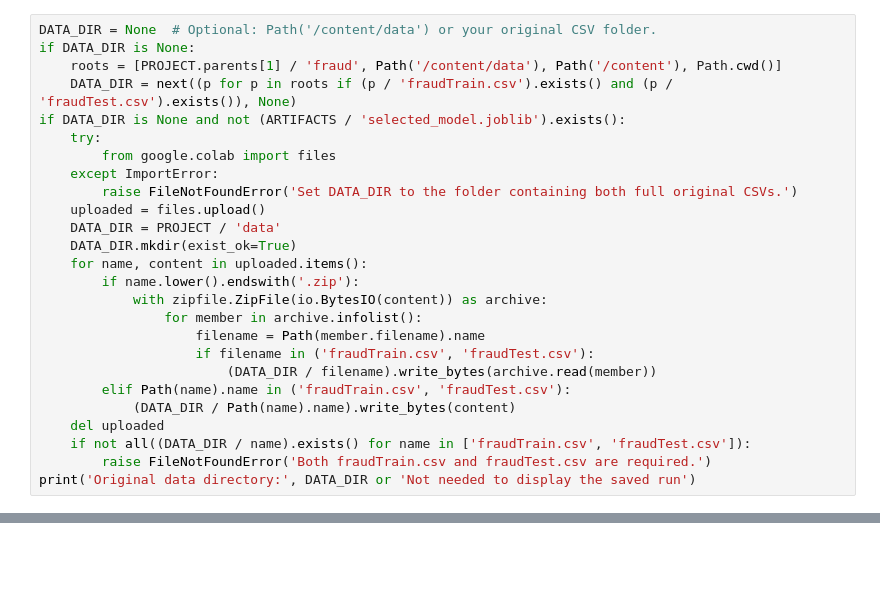
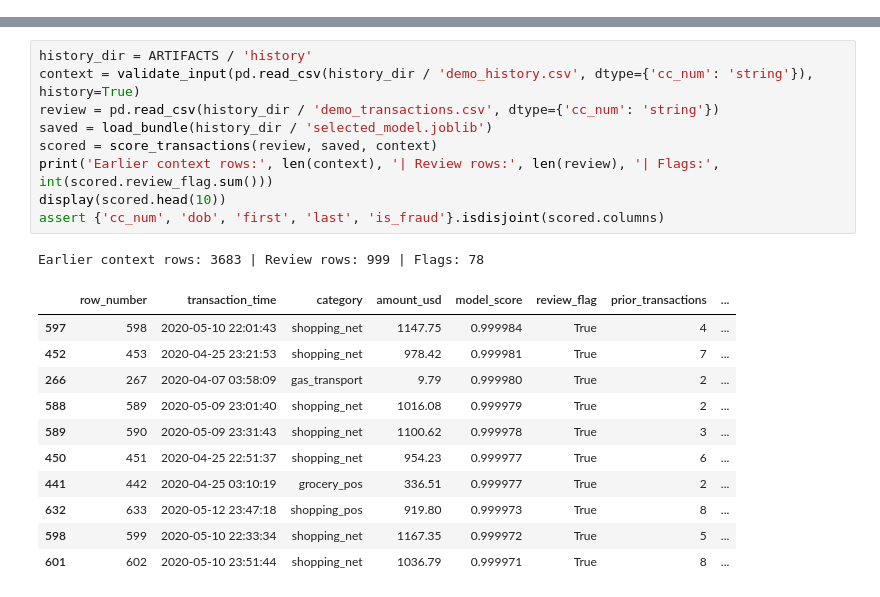
Before and after one commit to MCDR-Code/CAI2820C_FraudShield, a Jupyter notebook: Part_III_Modeling_Demo/Team_A_Model_Development_and_Demo_ran.ipynb, the cells around one changed output, grey strips where cells are left out. Drawn from its saved outputs; the diff is of its cells as text; blank space fills up the shorter version.

```diff
--- a/Part_III_Modeling_Demo/Team_A_Model_Development_and_Demo_ran.ipynb
+++ b/Part_III_Modeling_Demo/Team_A_Model_Development_and_Demo_ran.ipynb
@@ -62,26 +0,0 @@ generated using [Sparkov](https://github.com/namebrandon/Sparkov_Data_Generation
-# %%
-DATA_DIR = None  # Optional: Path('/content/data') or your original CSV folder.
-if DATA_DIR is None:
-    roots = [PROJECT.parents[1] / 'fraud', Path('/content/data'), Path('/content'), Path.cwd()]
-    DATA_DIR = next((p for p in roots if (p / 'fraudTrain.csv').exists() and (p / 'fraudTest.csv').exists()), None)
-if DATA_DIR is None and not (ARTIFACTS / 'selected_model.joblib').exists():
-    try:
-        from google.colab import files
-    except ImportError:
-        raise FileNotFoundError('Set DATA_DIR to the folder containing both full original CSVs.')
-    uploaded = files.upload()
-    DATA_DIR = PROJECT / 'data'
-    DATA_DIR.mkdir(exist_ok=True)
-    for name, content in uploaded.items():
-        if name.lower().endswith('.zip'):
-            with zipfile.ZipFile(io.BytesIO(content)) as archive:
-                for member in archive.infolist():
-                    filename = Path(member.filename).name
-                    if filename in ('fraudTrain.csv', 'fraudTest.csv'):
-                        (DATA_DIR / filename).write_bytes(archive.read(member))
-        elif Path(name).name in ('fraudTrain.csv', 'fraudTest.csv'):
-            (DATA_DIR / Path(name).name).write_bytes(content)
-    del uploaded
-    if not all((DATA_DIR / name).exists() for name in ['fraudTrain.csv', 'fraudTest.csv']):
-        raise FileNotFoundError('Both fraudTrain.csv and fraudTest.csv are required.')
-print('Original data directory:', DATA_DIR or 'Not needed to display the saved run')
@@ -277,0 +199,22 @@ Thresholds are selected on separate validation records, never on the official te
+# %%
+history_dir = ARTIFACTS / 'history'
+context = validate_input(pd.read_csv(history_dir / 'demo_history.csv', dtype={'cc_num': 'string'}), history=True)
+review = pd.read_csv(history_dir / 'demo_transactions.csv', dtype={'cc_num': 'string'})
+saved = load_bundle(history_dir / 'selected_model.joblib')
+scored = score_transactions(review, saved, context)
+print('Earlier context rows:', len(context), '| Review rows:', len(review), '| Flags:', int(scored.review_flag.sum()))
+display(scored.head(10))
+assert {'cc_num', 'dob', 'first', 'last', 'is_fraud'}.isdisjoint(scored.columns)
+# %% [output]
+Earlier context rows: 3683 | Review rows: 999 | Flags: 78
+|  | row_number | transaction_time | category | amount_usd | model_score | review_flag | prior_transactions | ... |
+| 597 | 598 | 2020-05-10 22:01:43 | shopping_net | 1147.75 | 0.999984 | True | 4 | ... |
+| 452 | 453 | 2020-04-25 23:21:53 | shopping_net | 978.42 | 0.999981 | True | 7 | ... |
+| 266 | 267 | 2020-04-07 03:58:09 | gas_transport | 9.79 | 0.999980 | True | 2 | ... |
+| 588 | 589 | 2020-05-09 23:01:40 | shopping_net | 1016.08 | 0.999979 | True | 2 | ... |
+| 589 | 590 | 2020-05-09 23:31:43 | shopping_net | 1100.62 | 0.999978 | True | 3 | ... |
+| 450 | 451 | 2020-04-25 22:51:37 | shopping_net | 954.23 | 0.999977 | True | 6 | ... |
+| 441 | 442 | 2020-04-25 03:10:19 | grocery_pos | 336.51 | 0.999977 | True | 2 | ... |
+| 632 | 633 | 2020-05-12 23:47:18 | shopping_pos | 919.80 | 0.999973 | True | 8 | ... |
+| 598 | 599 | 2020-05-10 22:33:34 | shopping_net | 1167.35 | 0.999972 | True | 5 | ... |
+| 601 | 602 | 2020-05-10 23:51:44 | shopping_net | 1036.79 | 0.999971 | True | 8 | ... |
```
Also changed, not shown: parts of 28 cells of this notebook, 21 other files.
